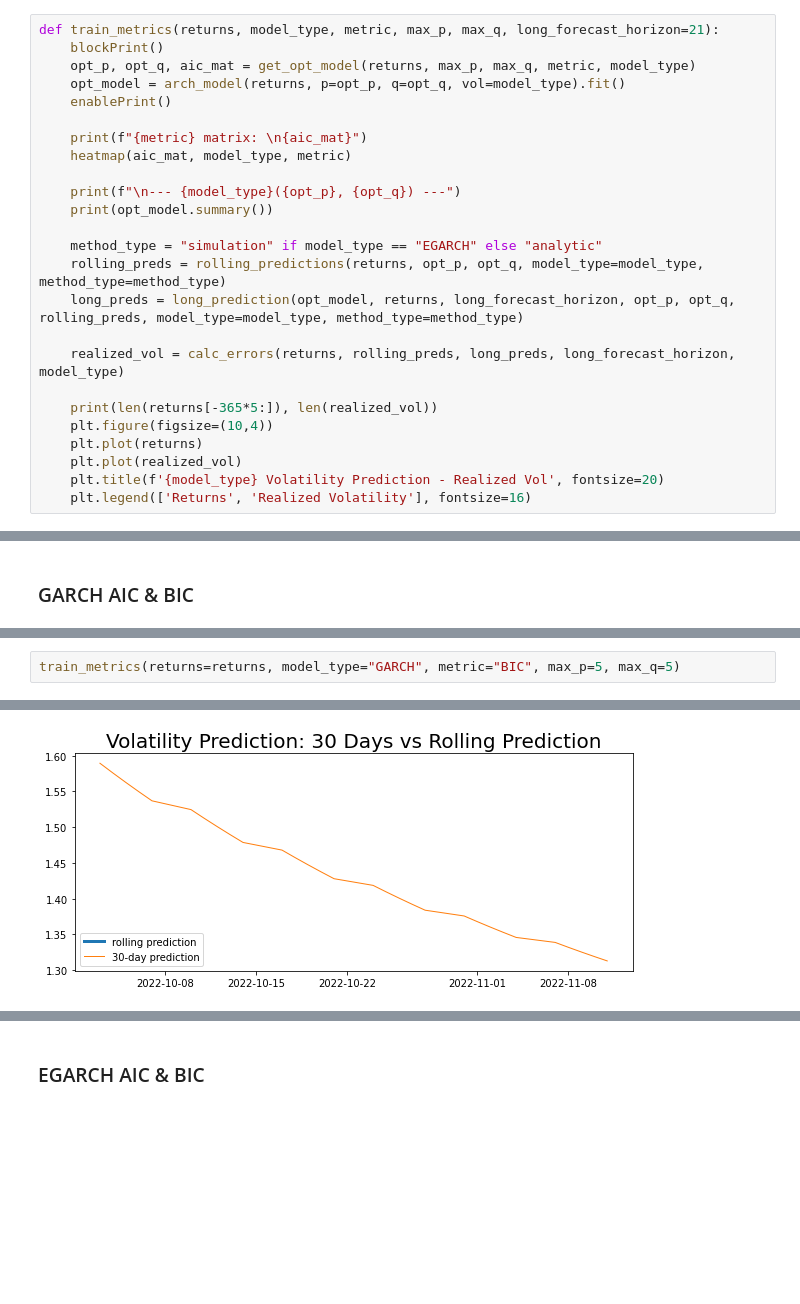
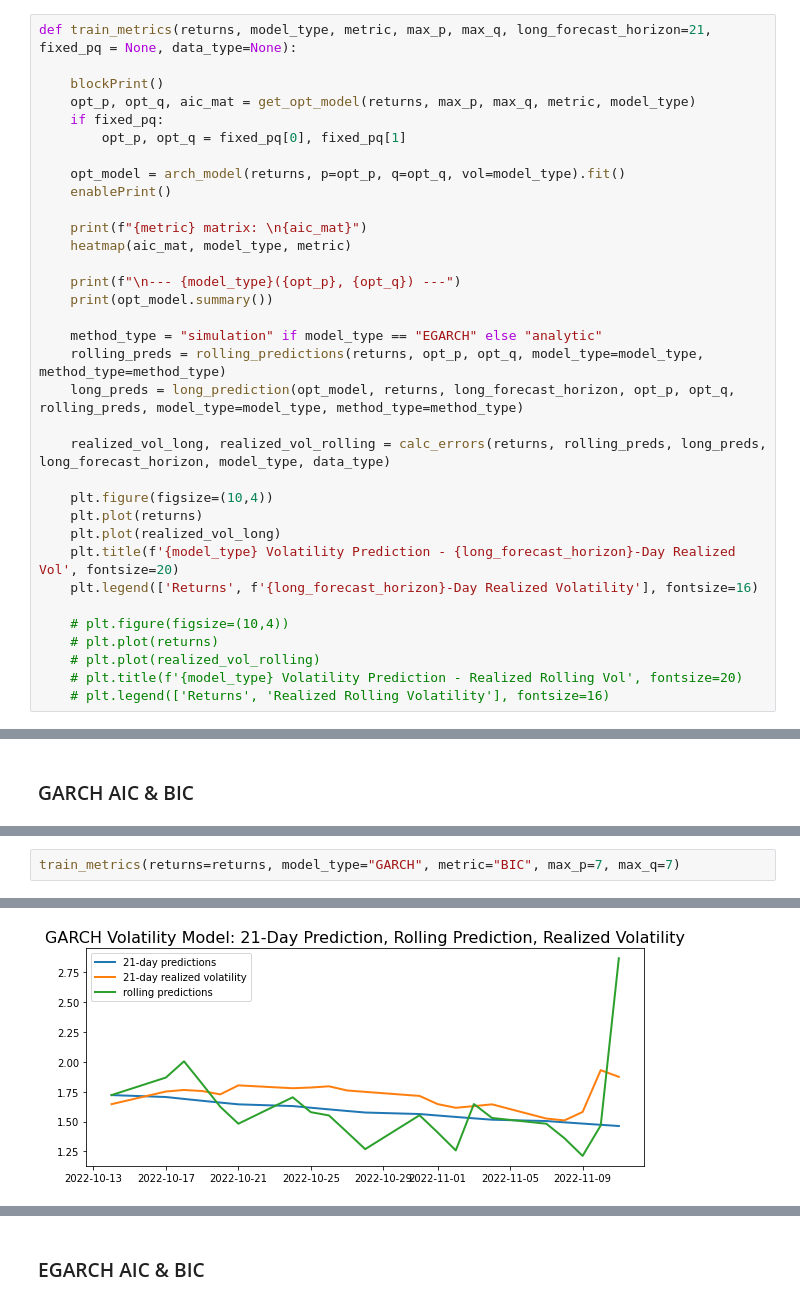
Before and after one commit to alexanderlerner/stats207project, a Jupyter notebook: garch_final.ipynb, the cells around one changed output, grey strips where cells are left out. Saved outputs shown, nothing was run; the diff lists cells and outputs as text; blank space fills up the shorter version.

```diff
--- a/garch_final.ipynb
+++ b/garch_final.ipynb
@@ -129,7 +143,11 @@ def calc_errors(returns, rolling_preds, long_preds, num_test_days, model_type):
 # %%
-def train_metrics(returns, model_type, metric, max_p, max_q, long_forecast_horizon=21):
+def train_metrics(returns, model_type, metric, max_p, max_q, long_forecast_horizon=21, fixed_pq = None, data_type=None):
+
     blockPrint()
     opt_p, opt_q, aic_mat = get_opt_model(returns, max_p, max_q, metric, model_type)
+    if fixed_pq:
+        opt_p, opt_q = fixed_pq[0], fixed_pq[1]
+
     opt_model = arch_model(returns, p=opt_p, q=opt_q, vol=model_type).fit()
     enablePrint()
 
@@ -143,14 +161,19 @@ def train_metrics(returns, model_type, metric, max_p, max_q, long_forecast_horiz
     rolling_preds = rolling_predictions(returns, opt_p, opt_q, model_type=model_type, method_type=method_type)
     long_preds = long_prediction(opt_model, returns, long_forecast_horizon, opt_p, opt_q, rolling_preds, model_type=model_type, method_type=method_type)
 
-    realized_vol = calc_errors(returns, rolling_preds, long_preds, long_forecast_horizon, model_type)
+    realized_vol_long, realized_vol_rolling = calc_errors(returns, rolling_preds, long_preds, long_forecast_horizon, model_type, data_type)
 
-    print(len(returns[-365*5:]), len(realized_vol))
     plt.figure(figsize=(10,4))
     plt.plot(returns)
-    plt.plot(realized_vol)
-    plt.title(f'{model_type} Volatility Prediction - Realized Vol', fontsize=20)
-    plt.legend(['Returns', 'Realized Volatility'], fontsize=16)
+    plt.plot(realized_vol_long)
+    plt.title(f'{model_type} Volatility Prediction - {long_forecast_horizon}-Day Realized Vol', fontsize=20)
+    plt.legend(['Returns', f'{long_forecast_horizon}-Day Realized Volatility'], fontsize=16)
+
+    # plt.figure(figsize=(10,4))
+    # plt.plot(returns)
+    # plt.plot(realized_vol_rolling)
+    # plt.title(f'{model_type} Volatility Prediction - Realized Rolling Vol', fontsize=20)
+    # plt.legend(['Returns', 'Realized Rolling Volatility'], fontsize=16)
 # %% [markdown]
 # __________________________________________________________
 # %% [markdown]
@@ -224,4 +250,4 @@ Rolling vs long volatility RMSE = 0.34
 # %%
-train_metrics(returns=returns, model_type="GARCH", metric="BIC", max_p=5, max_q=5)
+train_metrics(returns=returns, model_type="GARCH", metric="BIC", max_p=7, max_q=7)
 # %% [output]
 BIC matrix:
@@ -252 +280 @@ Covariance estimator: robust
-[figure, old version]
+[figure, new version]
```
Also changed, not shown: parts of 14 cells of this notebook.
